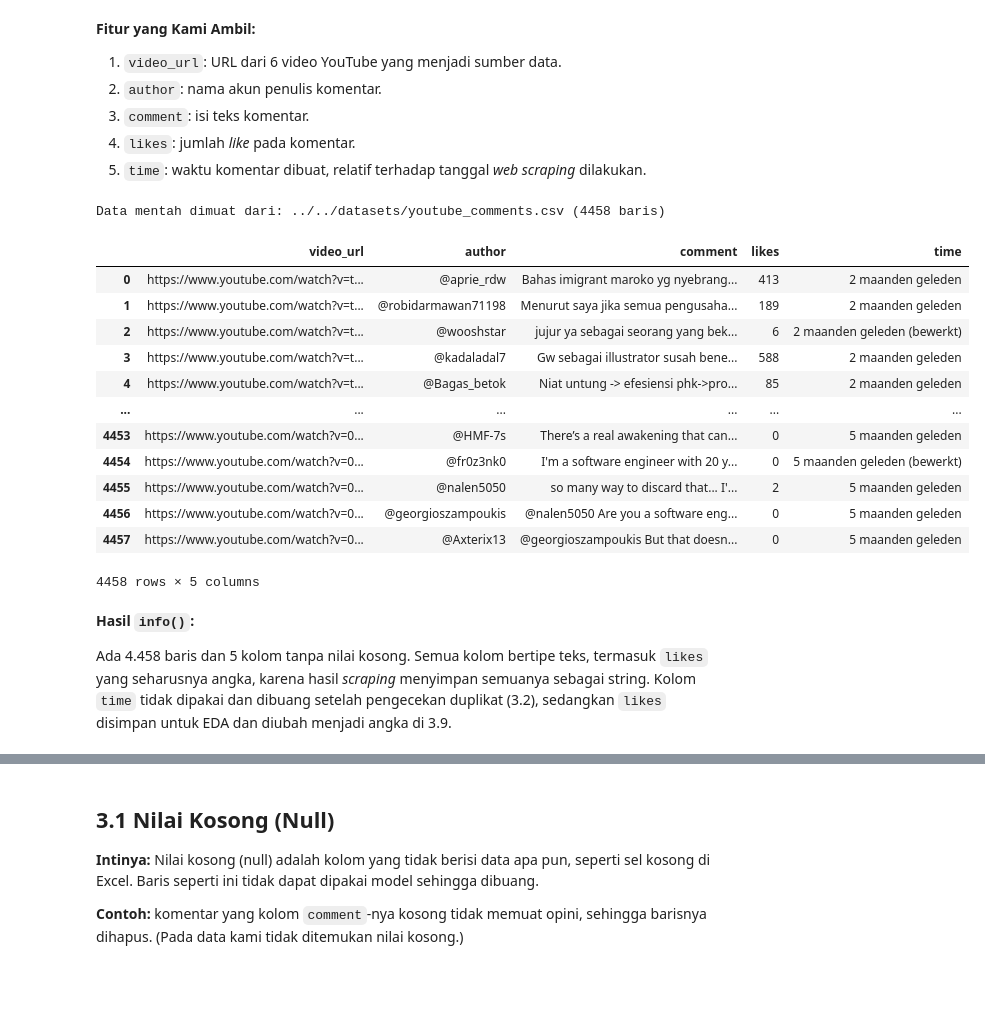
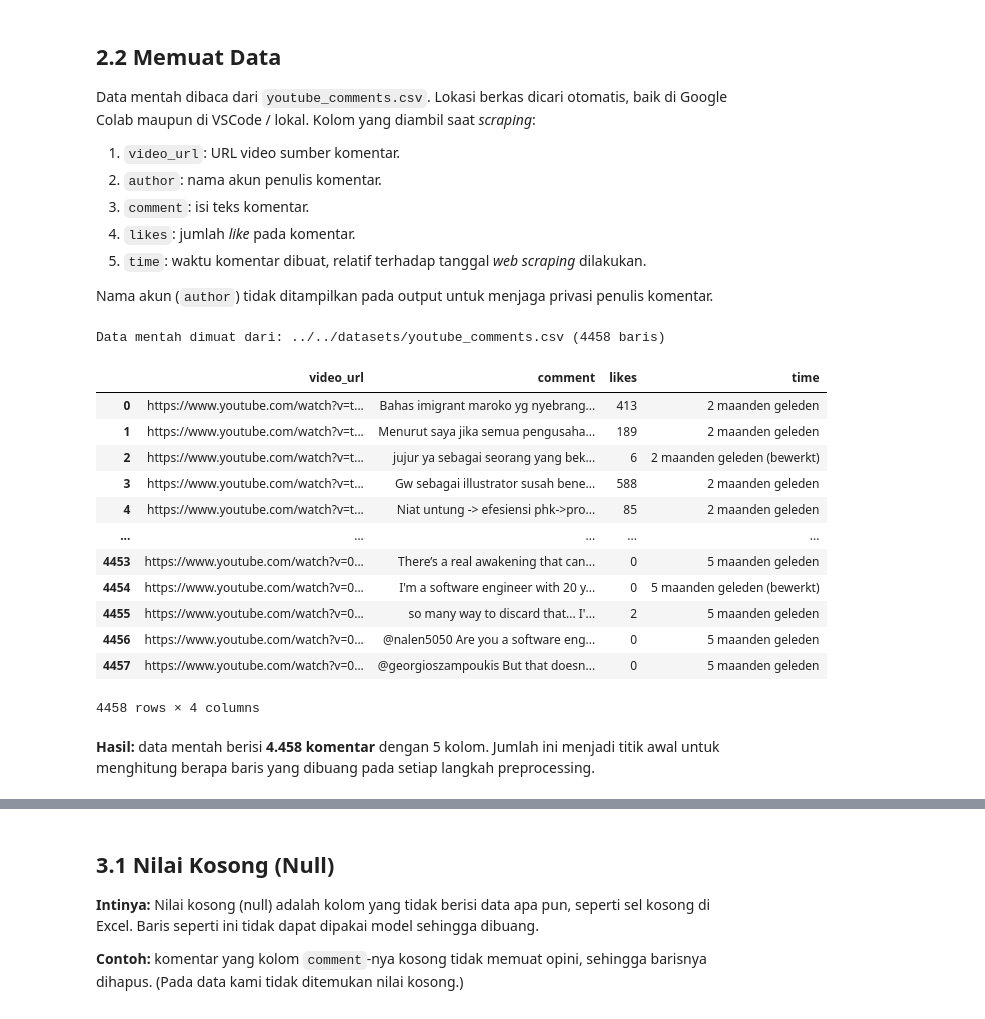
Before and after one commit to RoihansLab/Data-Mining-Project, a Jupyter notebook: youtube_comment_sentiment/Zero-Shot_Labeling/Salinan_dari_Pre_trained_Transformer_baru.ipynb, the cells around one changed output, grey strips where cells are left out. Cells and saved outputs as stored; diff of their text form; code cells hidden in the pictures; blank space fills up the shorter version.

Commit message:
feat: gabungkan struktur bab 2 dan perapian markdown dengan EDA likes dan pelabelan

```diff
--- a/youtube_comment_sentiment/Zero-Shot_Labeling/Salinan_dari_Pre_trained_Transformer_baru.ipynb
+++ b/youtube_comment_sentiment/Zero-Shot_Labeling/Salinan_dari_Pre_trained_Transformer_baru.ipynb
@@ -71,44 +95,47 @@ Note: you may need to restart the kernel to use updated packages.
 # %% [markdown]
-**Fitur yang Kami Ambil:**
-1. `video_url`: URL dari 6 video YouTube yang menjadi sumber data.
+## **2.2 Memuat Data**
+
+Data mentah dibaca dari `youtube_comments.csv`. Lokasi berkas dicari otomatis, baik di Google Colab maupun di VSCode / lokal. Kolom yang diambil saat *scraping*:
+
+1. `video_url`: URL video sumber komentar.
 2. `author`: nama akun penulis komentar.
 3. `comment`: isi teks komentar.
 4. `likes`: jumlah *like* pada komentar.
 5. `time`: waktu komentar dibuat, relatif terhadap tanggal *web scraping* dilakukan.
+
+Nama akun (`author`) tidak ditampilkan pada output untuk menjaga privasi penulis komentar.
 # %%
 # Deteksi otomatis lokasi dataset (Google Colab vs VSCode / Lokal)
 if os.path.exists('/content/youtube_comments.csv'):
     # Google Colab
     path_data = '/content/youtube_comments.csv'
 elif os.path.exists('../../datasets/youtube_comments.csv'):
     # VSCode (dijalankan dari folder notebook)
     path_data = '../../datasets/youtube_comments.csv'
 elif os.path.exists('datasets/youtube_comments.csv'):
     # VSCode (dijalankan dari root project)
     path_data = 'datasets/youtube_comments.csv'
 else:
     path_data = 'youtube_comments.csv'
 
 df = pd.read_csv(path_data)
 print(f"Data mentah dimuat dari: {path_data} ({len(df)} baris)")
 jumlah_baris_awal = len(df)  # jumlah baris sebelum preprocessing
-df
+df.drop(columns="author")  # nama akun tidak ditampilkan untuk menjaga privasi
 # %% [output]
 Data mentah dimuat dari: ../../datasets/youtube_comments.csv (4458 baris)
-|  | video_url | author | comment | likes | time |
-| 0 | https://www.youtube.com/watch?v=t... | @aprie_rdw | Bahas imigrant maroko yg nyebrang... | 413 | 2 maanden geleden |
-| 1 | https://www.youtube.com/watch?v=t... | @robidarmawan71198 | Menurut saya jika semua pengusaha... | 189 | 2 maanden geleden |
-| 2 | https://www.youtube.com/watch?v=t... | @wooshstar | jujur ya sebagai seorang yang bek... | 6 | 2 maanden geleden (bewerkt) |
-| 3 | https://www.youtube.com/watch?v=t... | @kadaladal7 | Gw sebagai illustrator susah bene... | 588 | 2 maanden geleden |
-| 4 | https://www.youtube.com/watch?v=t... | @Bagas_betok | Niat untung -> efesiensi phk->pro... | 85 | 2 maanden geleden |
-| ... | ... | ... | ... | ... | ... |
-| 4453 | https://www.youtube.com/watch?v=0... | @HMF-7s | There’s a real awakening that can... | 0 | 5 maanden geleden |
-| 4454 | https://www.youtube.com/watch?v=0... | @fr0z3nk0 | I'm a software engineer with 20 y... | 0 | 5 maanden geleden (bewerkt) |
-| 4455 | https://www.youtube.com/watch?v=0... | @nalen5050 | so many way to discard that... I'... | 2 | 5 maanden geleden |
-| 4456 | https://www.youtube.com/watch?v=0... | @georgioszampoukis | @nalen5050 Are you a software eng... | 0 | 5 maanden geleden |
-| 4457 | https://www.youtube.com/watch?v=0... | @Axterix13 | @georgioszampoukis But that doesn... | 0 | 5 maanden geleden |
+|  | video_url | comment | likes | time |
+| 0 | https://www.youtube.com/watch?v=t... | Bahas imigrant maroko yg nyebrang... | 413 | 2 maanden geleden |
+| 1 | https://www.youtube.com/watch?v=t... | Menurut saya jika semua pengusaha... | 189 | 2 maanden geleden |
+| 2 | https://www.youtube.com/watch?v=t... | jujur ya sebagai seorang yang bek... | 6 | 2 maanden geleden (bewerkt) |
+| 3 | https://www.youtube.com/watch?v=t... | Gw sebagai illustrator susah bene... | 588 | 2 maanden geleden |
+| 4 | https://www.youtube.com/watch?v=t... | Niat untung -> efesiensi phk->pro... | 85 | 2 maanden geleden |
+| ... | ... | ... | ... | ... |
+| 4453 | https://www.youtube.com/watch?v=0... | There’s a real awakening that can... | 0 | 5 maanden geleden |
+| 4454 | https://www.youtube.com/watch?v=0... | I'm a software engineer with 20 y... | 0 | 5 maanden geleden (bewerkt) |
+| 4455 | https://www.youtube.com/watch?v=0... | so many way to discard that... I'... | 2 | 5 maanden geleden |
+| 4456 | https://www.youtube.com/watch?v=0... | @nalen5050 Are you a software eng... | 0 | 5 maanden geleden |
+| 4457 | https://www.youtube.com/watch?v=0... | @georgioszampoukis But that doesn... | 0 | 5 maanden geleden |
-4458 rows × 5 columns
+4458 rows × 4 columns
-# %% [markdown]
-**Hasil `info()`:**
-
-Ada 4.458 baris dan 5 kolom tanpa nilai kosong. Semua kolom bertipe teks, termasuk `likes` yang seharusnya angka, karena hasil *scraping* menyimpan semuanya sebagai string. Kolom `time` tidak dipakai dan dibuang setelah pengecekan duplikat (3.2), sedangkan `likes` disimpan untuk EDA dan diubah menjadi angka di 3.9.
+# %% [markdown]
+**Hasil:** data mentah berisi **4.458 komentar** dengan 5 kolom. Jumlah ini menjadi titik awal untuk menghitung berapa baris yang dibuang pada setiap langkah preprocessing.
```
Also changed, not shown: parts of 38 cells of this notebook.
